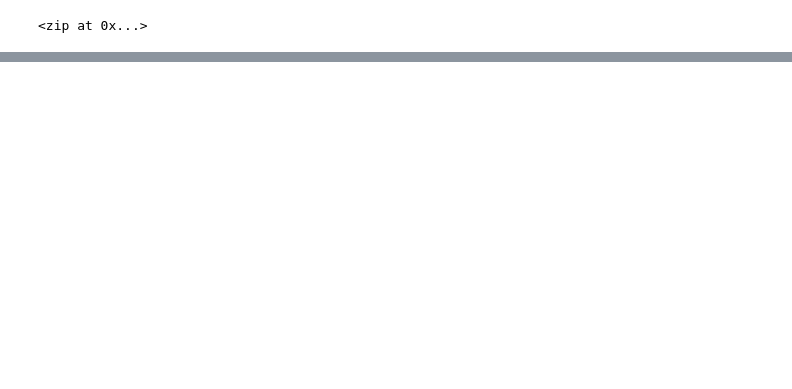
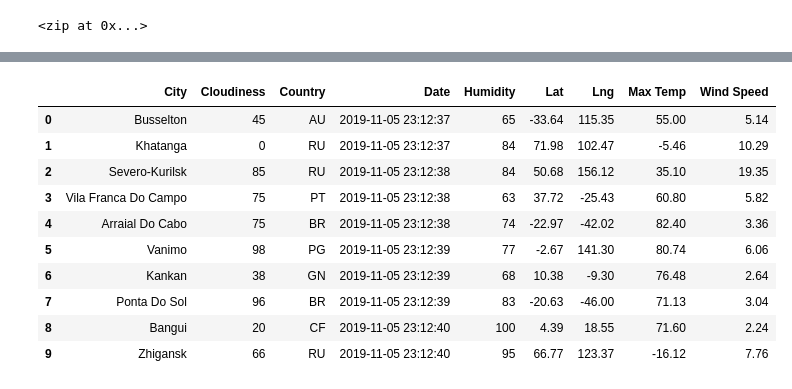
Before and after one commit to prentiss04/World_Wide_Weather_pdouglass, a Jupyter notebook: WeatherPy.ipynb, the cells around one changed output, grey strips where cells are left out. Saved outputs shown, nothing was run; the diff lists cells and outputs as text; code cells hidden in the pictures; blank space fills up the shorter version.

Commit message:
DataFrame of cities

```diff
--- a/WeatherPy.ipynb
+++ b/WeatherPy.ipynb
@@ -12,3 +19,13 @@ lat_lngs = zip(lats, lngs)
 lat_lngs
 # %% [output]
 <zip at 0x...>
+# %%
+# Create an empty list to hold the weather data
+city_data = []
+# Print the beginning of the logging
+print("Beginning Data Retrieval     ")
+print("-----------------------------")
+
+# Create counters
+record_count = 1
+set_count = 1
@@ -29,0 +50,4 @@ len(cities)
+# %%
+# Starting URL for Weather Map API Call
+url = "http://api.openweathermap.org/data/2.5/weather?units=Imperial&APPID=" + weather_api_key
+print(url)
@@ -29,0 +124,16 @@ len(cities)
+# %%
+# Convert the array of dictionaries to a Pandas DataFrame
+city_data_df = pd.DataFrame(city_data)
+city_data_df.head(10)
+# %% [output]
+|  | City | Cloudiness | Country | Date | Humidity | Lat | Lng | Max Temp | Wind Speed |
+| 0 | Busselton | 45 | AU | 2019-11-05 23:12:37 | 65 | -33.64 | 115.35 | 55.00 | 5.14 |
+| 1 | Khatanga | 0 | RU | 2019-11-05 23:12:37 | 84 | 71.98 | 102.47 | -5.46 | 10.29 |
+| 2 | Severo-Kurilsk | 85 | RU | 2019-11-05 23:12:38 | 84 | 50.68 | 156.12 | 35.10 | 19.35 |
+| 3 | Vila Franca Do Campo | 75 | PT | 2019-11-05 23:12:38 | 63 | 37.72 | -25.43 | 60.80 | 5.82 |
+| 4 | Arraial Do Cabo | 75 | BR | 2019-11-05 23:12:38 | 74 | -22.97 | -42.02 | 82.40 | 3.36 |
+| 5 | Vanimo | 98 | PG | 2019-11-05 23:12:39 | 77 | -2.67 | 141.30 | 80.74 | 6.06 |
+| 6 | Kankan | 38 | GN | 2019-11-05 23:12:39 | 68 | 10.38 | -9.30 | 76.48 | 2.64 |
+| 7 | Ponta Do Sol | 96 | BR | 2019-11-05 23:12:39 | 83 | -20.63 | -46.00 | 71.13 | 3.04 |
+| 8 | Bangui | 20 | CF | 2019-11-05 23:12:40 | 100 | 4.39 | 18.55 | 71.60 | 2.24 |
+| 9 | Zhigansk | 66 | RU | 2019-11-05 23:12:40 | 95 | 66.77 | 123.37 | -16.12 | 7.76 |
```
Also changed, not shown: parts of 9 cells of this notebook, 1 other file.
